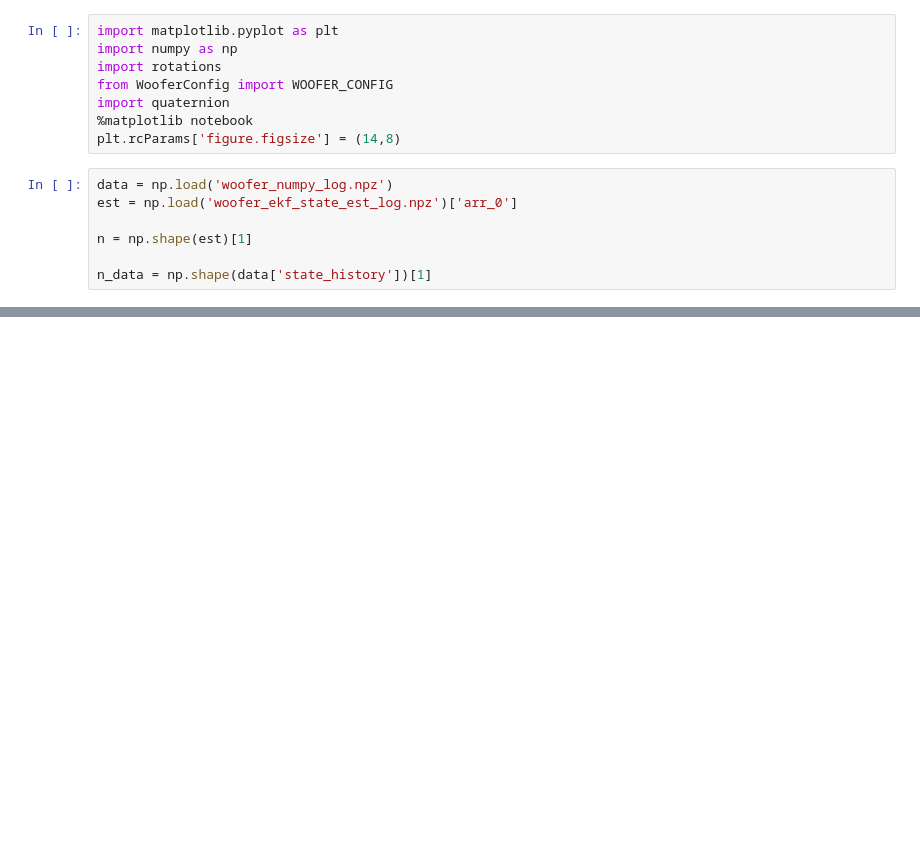
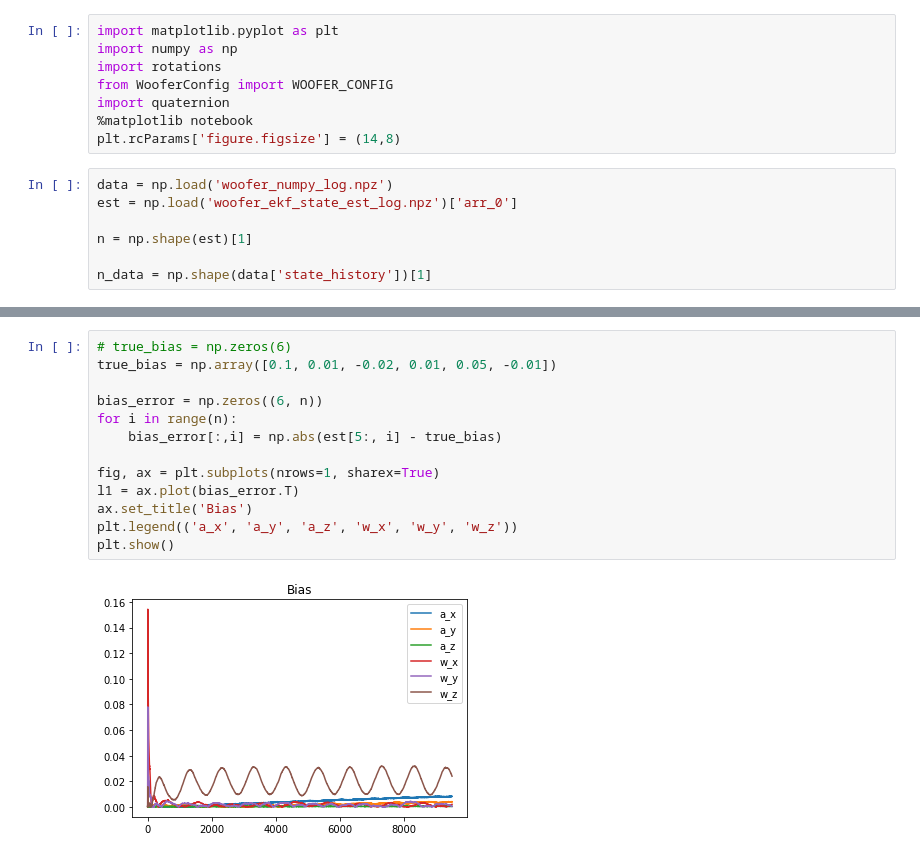
Before and after one commit to Nate711/QPDoggo, a Jupyter notebook: WooferEKFVelocityStateEstViz.ipynb, the cells around one changed output, grey strips where cells are left out. Cells and saved outputs as stored; diff of their text form; blank space fills up the shorter version.

```diff
--- a/WooferEKFVelocityStateEstViz.ipynb
+++ b/WooferEKFVelocityStateEstViz.ipynb
@@ -85,0 +86,15 @@ pitch error:  0.02061145359341469
+# %%
+# true_bias = np.zeros(6)
+true_bias = np.array([0.1, 0.01, -0.02, 0.01, 0.05, -0.01])
+
+bias_error = np.zeros((6, n))
+for i in range(n):
+    bias_error[:,i] = np.abs(est[5:, i] - true_bias)
+
+fig, ax = plt.subplots(nrows=1, sharex=True)
+l1 = ax.plot(bias_error.T)
+ax.set_title('Bias')
+plt.legend(('a_x', 'a_y', 'a_z', 'w_x', 'w_y', 'w_z'))
+plt.show()
+# %% [output]
+[figure, added]
```
Also changed, not shown: parts of 2 cells of this notebook, 9 other files.
